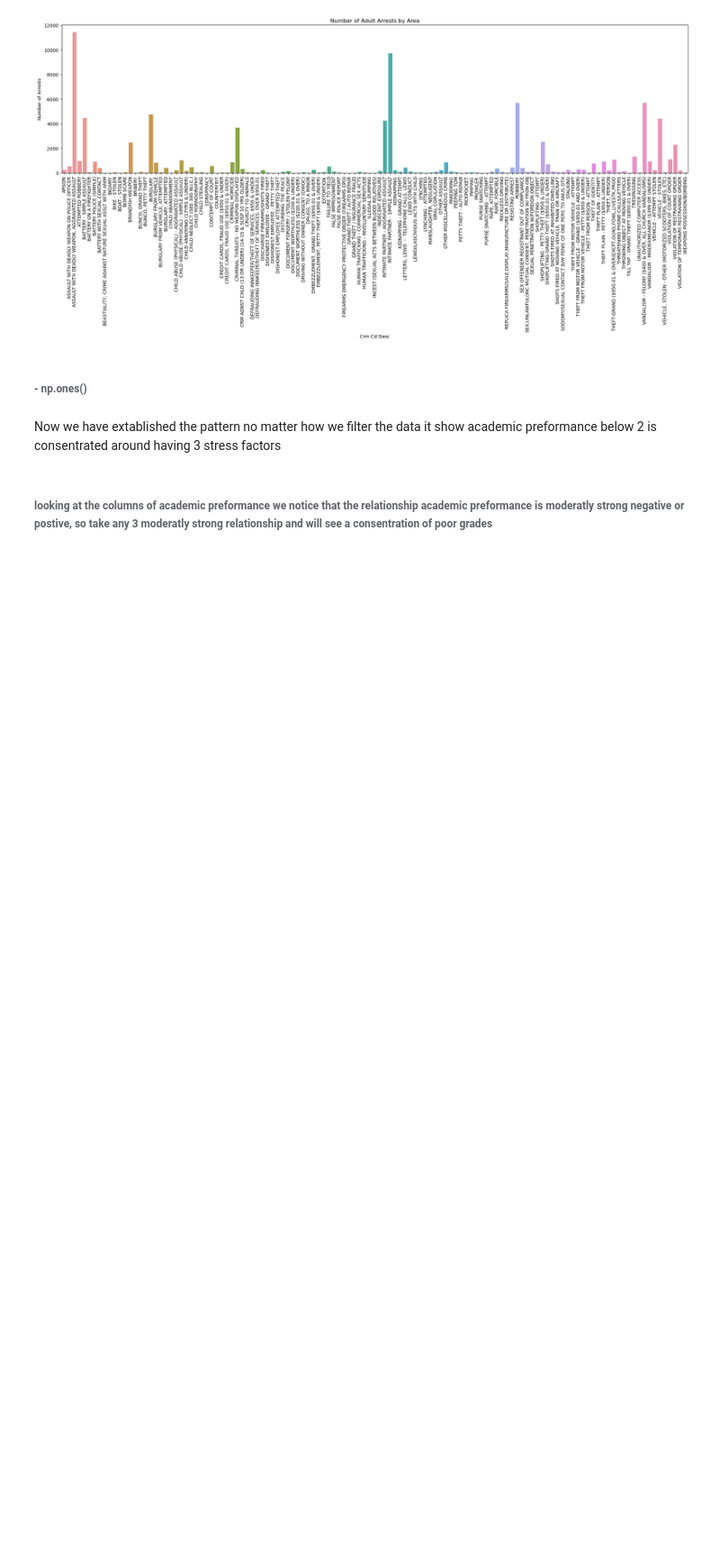
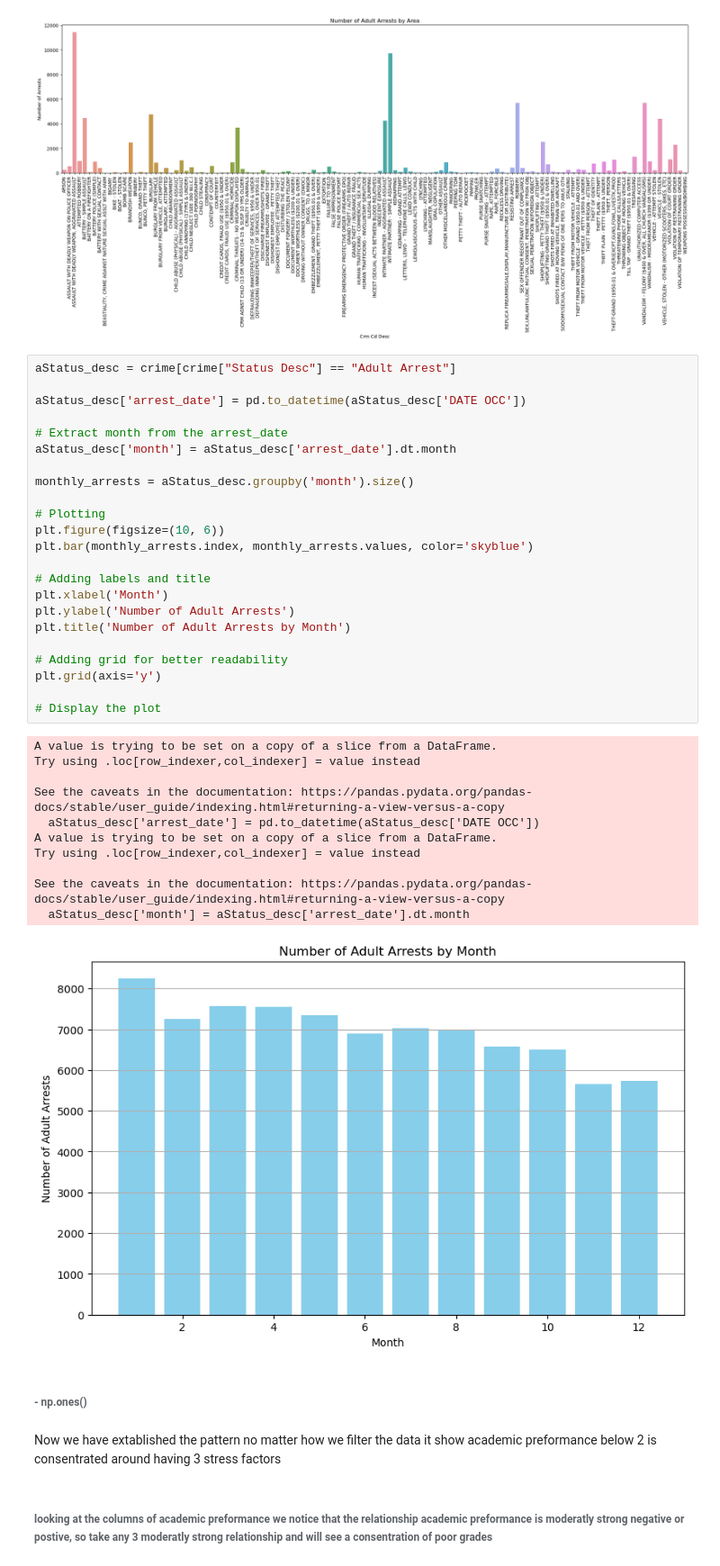
Before and after one commit to rtress0001/Crime-Data, a Jupyter notebook: Crime Data.ipynb, the cells around one changed output. Shown at 90% size. Drawn from its saved outputs; the diff is of its cells as text; blank space fills up the shorter version.

```diff
--- a/Crime Data.ipynb
+++ b/Crime Data.ipynb
@@ -93,6 +93,41 @@ plt.ylabel('Number of Arrests')
 plt.tight_layout()
 # %% [output]
 [figure]
+# %%
+aStatus_desc = crime[crime["Status Desc"] == "Adult Arrest"]
+
+aStatus_desc['arrest_date'] = pd.to_datetime(aStatus_desc['DATE OCC'])
+
+# Extract month from the arrest_date
+aStatus_desc['month'] = aStatus_desc['arrest_date'].dt.month
+
+monthly_arrests = aStatus_desc.groupby('month').size()
+
+# Plotting
+plt.figure(figsize=(10, 6))
+plt.bar(monthly_arrests.index, monthly_arrests.values, color='skyblue')
+
+# Adding labels and title
+plt.xlabel('Month')
+plt.ylabel('Number of Adult Arrests')
+plt.title('Number of Adult Arrests by Month')
+
+# Adding grid for better readability
+plt.grid(axis='y')
+
+# Display the plot
+# %% [output]
+A value is trying to be set on a copy of a slice from a DataFrame.
+Try using .loc[row_indexer,col_indexer] = value instead
+
+See the caveats in the documentation: https://pandas.pydata.org/pandas-docs/stable/user_guide/indexing.html#returning-a-view-versus-a-copy
+  aStatus_desc['arrest_date'] = pd.to_datetime(aStatus_desc['DATE OCC'])
+A value is trying to be set on a copy of a slice from a DataFrame.
+Try using .loc[row_indexer,col_indexer] = value instead
+
+See the caveats in the documentation: https://pandas.pydata.org/pandas-docs/stable/user_guide/indexing.html#returning-a-view-versus-a-copy
+  aStatus_desc['month'] = aStatus_desc['arrest_date'].dt.month
+[figure, added]
 # %% [markdown]
 ###### - np.ones()
 # %% [markdown]
```
Also changed, not shown: parts of 1 cell of this notebook.
